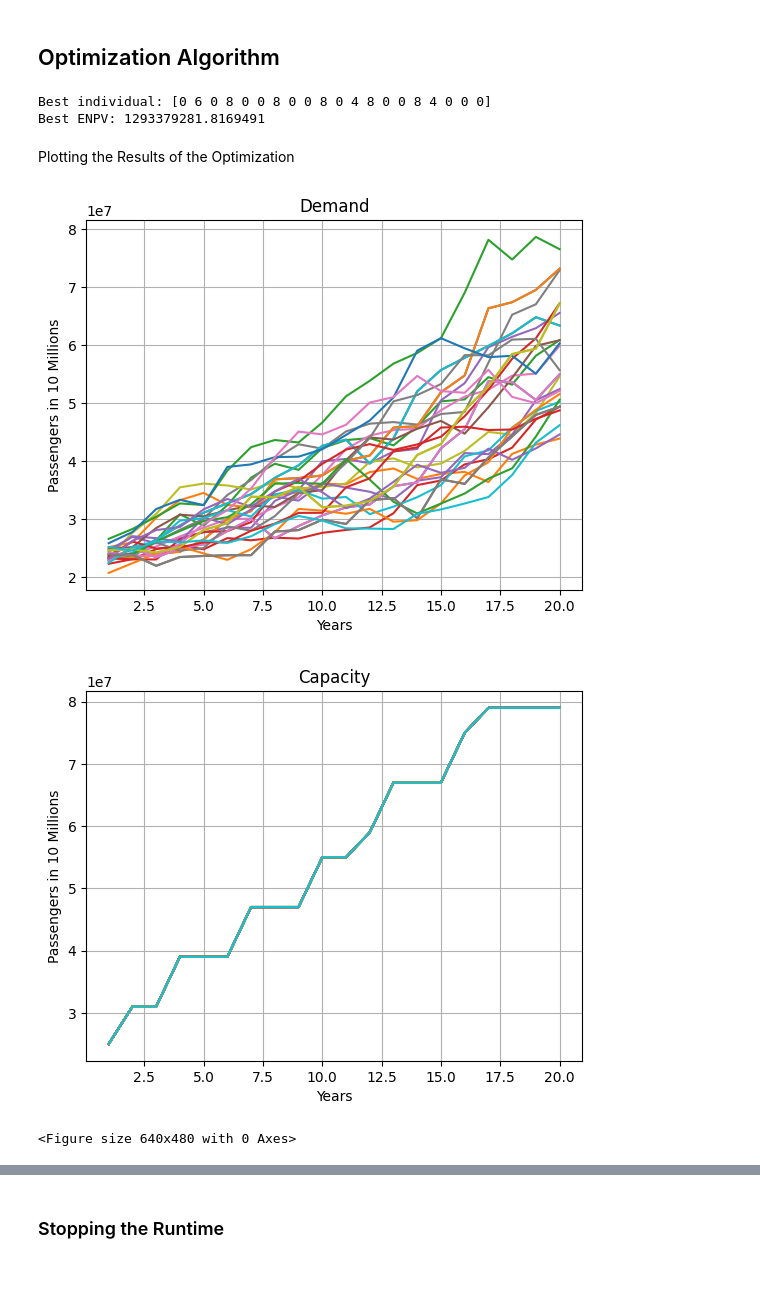
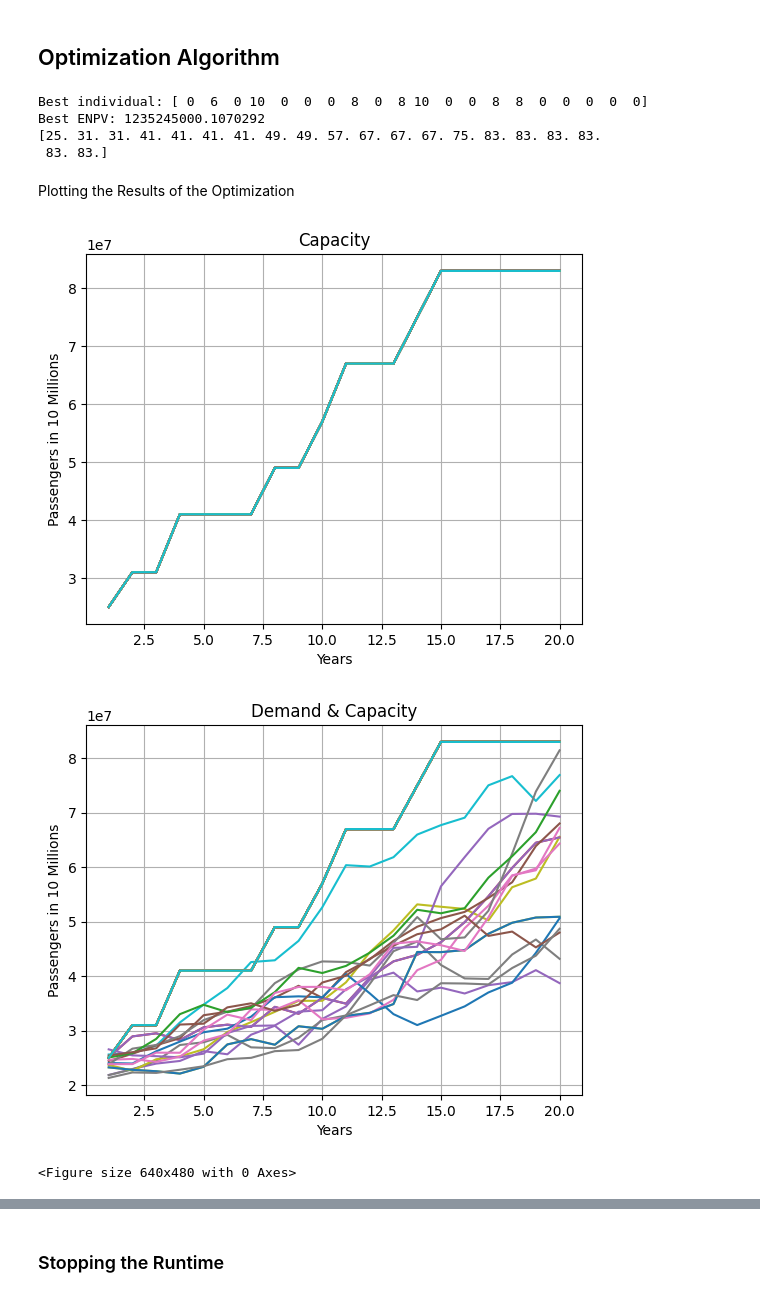
Before and after one commit to Oli767/VT1-Python-Files, a Jupyter notebook: VT2 VS Code/VT2.ipynb, the cells around one changed output, grey strips where cells are left out. Drawn from its saved outputs; the diff is of its cells as text; code cells hidden in the pictures.

```diff
--- a/VT2 VS Code/VT2.ipynb
+++ b/VT2 VS Code/VT2.ipynb
@@ -39,7 +39,7 @@ Param = {
     "co_D": 0,  # Operational cost per unit of demand per period
     "ci_K": 600000,  # Installation cost per unit of capacity
     "discount": 0.05,  # Discount factor
-    "EoS": 0.9,  # EoS factor
+    "EoS": 0.8,  # EoS factor
     # delta_K0 = 0
     "h": 1,  # h
     "K0": 25000000,  # Initial Capacity
@@ -402,7 +323,7 @@ initial_vector = delta_K
 # Max bei 100000:   3265887785.211231   (2min 10s)  [1 6 0 0 0 10 5 0 0 3 1 1 0 10 0 2 0 6 8 3]
 # %%
 # Define the vector of values
-value_vector = [0, 4, 6, 8, 10]
+value_vector = [0, 6, 8, 10]
 
 # Create the DEAP framework
 creator.create("FitnessMax", base.Fitness, weights=(1.0,))
@@ -470,36 +391,54 @@ for gen in range(ngen):
 best_ind = tools.selBest(population, 1)[0]
 print("Best individual:", best_ind)
 print("Best ENPV:", best_ind.fitness.values[0])
+print((Capacity(Param["K0"], best_ind, Param["Forecasts"]) / 1000000)[0])
 # %% [output]
-Best individual: [0 6 0 8 0 0 8 0 0 8 0 4 8 0 0 8 4 0 0 0]
-Best ENPV: 1293379281.8169491
+Best individual: [ 0  6  0 10  0  0  0  8  0  8 10  0  0  8  8  0  0  0  0  0]
+Best ENPV: 1235245000.1070292
+[25. 31. 31. 41. 41. 41. 41. 49. 49. 57. 67. 67. 67. 75. 83. 83. 83. 83.
+ 83. 83.]
 # %% [markdown]
 Plotting the Results of the Optimization
 # %%
-# Calling the Scenario Plotting Function
-fn.Scenario_plot(
-    Demand,
-    Param["Fth"],
-    True,
-    "Demand",
-    "Passengers in 10 Millions",
-    30,
-)
+# # Calling the Scenario Plotting Function
+# fn.Scenario_plot(
+#     Demand,
+#     Param["Fth"],
+#     True,
+#     "Demand",
+#     "Passengers in 10 Millions",
+#     30,
+# )
 
 New_K = np.array(Capacity(Param["K0"], best_ind, Param["Forecasts"]))
+# Zum Vergleich
+# New_K = np.array(Capacity(Param["K0"], delta_K, Param["Forecasts"]))
 
 # Calling the Scenario Plotting Function
 fn.Scenario_plot(
     New_K,
     Param["Fth"],
     True,
     "Capacity",
     "Passengers in 10 Millions",
     30,
 )
+
+New_K2 = np.vstack([Demand, New_K])
+
+
+# Calling the Scenario Plotting Function
+fn.Scenario_plot(
+    New_K2,
+    Param["Fth"],
+    True,
+    "Demand & Capacity",
+    "Passengers in 10 Millions",
+    40,
+)
 # %% [output]
-[figure, old version]
+[figure, new version]
-[figure, old version]
+[figure, new version]
 <Figure size 640x480 with 0 Axes>
 # %%
 r_D = Param["r_D"]  # Revenues per Unit of Demand per Period
```
Also changed, not shown: parts of 5 cells of this notebook, 1 other file.
